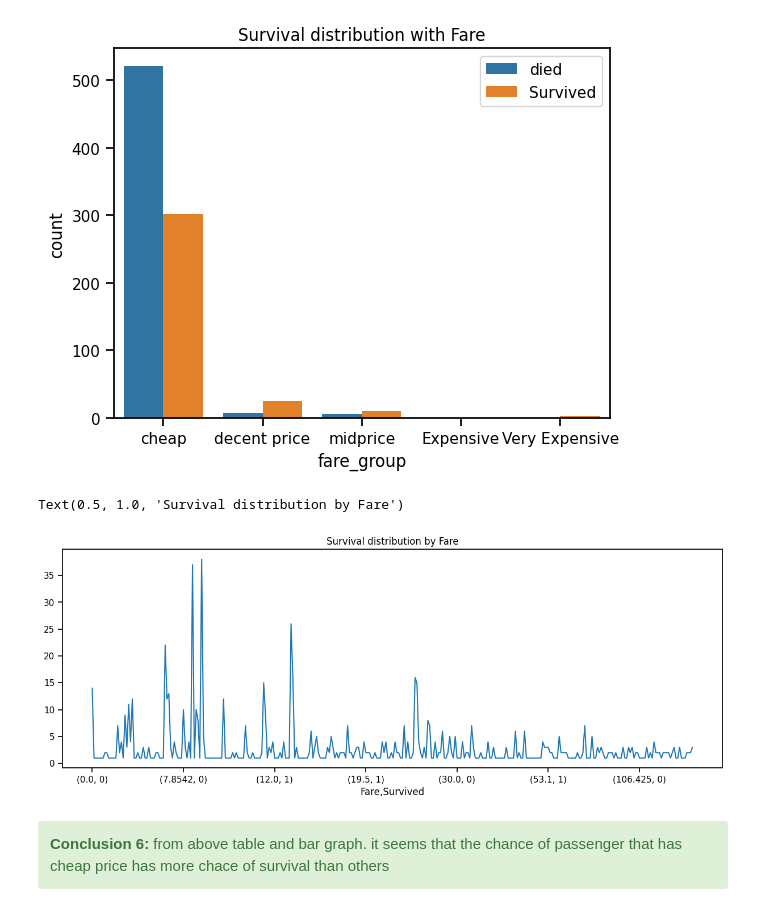
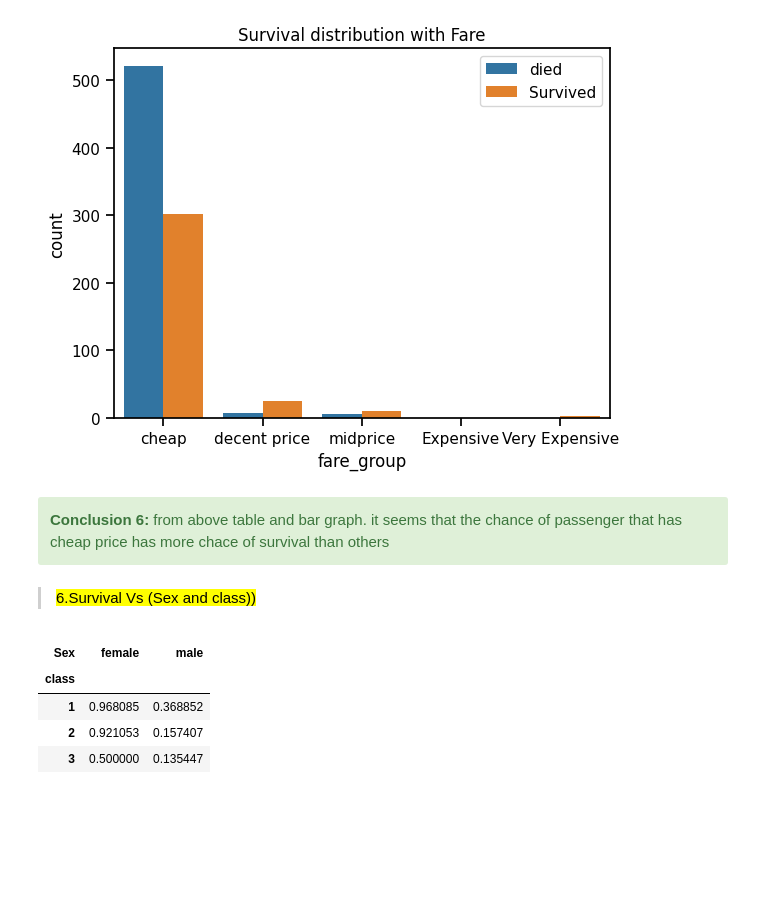
Before and after one commit to mtheggi/Titanic-Survival-Prediction, a Jupyter notebook: Titanic_Survival_Prediction.ipynb, the cells around one changed output. Drawn from its saved outputs; the diff is of its cells as text; code cells hidden in the pictures; blank space fills up the shorter version.

```diff
--- a/Titanic_Survival_Prediction.ipynb
+++ b/Titanic_Survival_Prediction.ipynb
@@ -412,12 +424,16 @@ plt.legend(labels=['died', 'Survived'])
 # %% [output]
 <matplotlib.legend.Legend at 0x...>
 [figure]
-# %%
-df_train.groupby('Fare')['Survived'].value_counts().plot(kind='line' , figsize=(15,5))
-plt.title('Survival distribution by Fare')
-# %% [output]
-Text(0.5, 1.0, 'Survival distribution by Fare')
-[figure, removed]
 # %% [markdown]
 <div class="alert alert-block alert-success">
 <b>Conclusion 6:</b> from above table and bar graph. it seems that the chance of passenger that has cheap price has more chace of survival than others</div>
+# %% [markdown]
+><mark>6.Survival Vs (Sex and class))</mark>
+# %%
+df_train.pivot_table(index='class', columns='Sex', values='Survived')
+# %% [output]
+| Sex | female | male |
+| class |  |  |
+| 1 | 0.968085 | 0.368852 |
+| 2 | 0.921053 | 0.157407 |
+| 3 | 0.500000 | 0.135447 |
```
Also changed, not shown: parts of 6 cells of this notebook.
